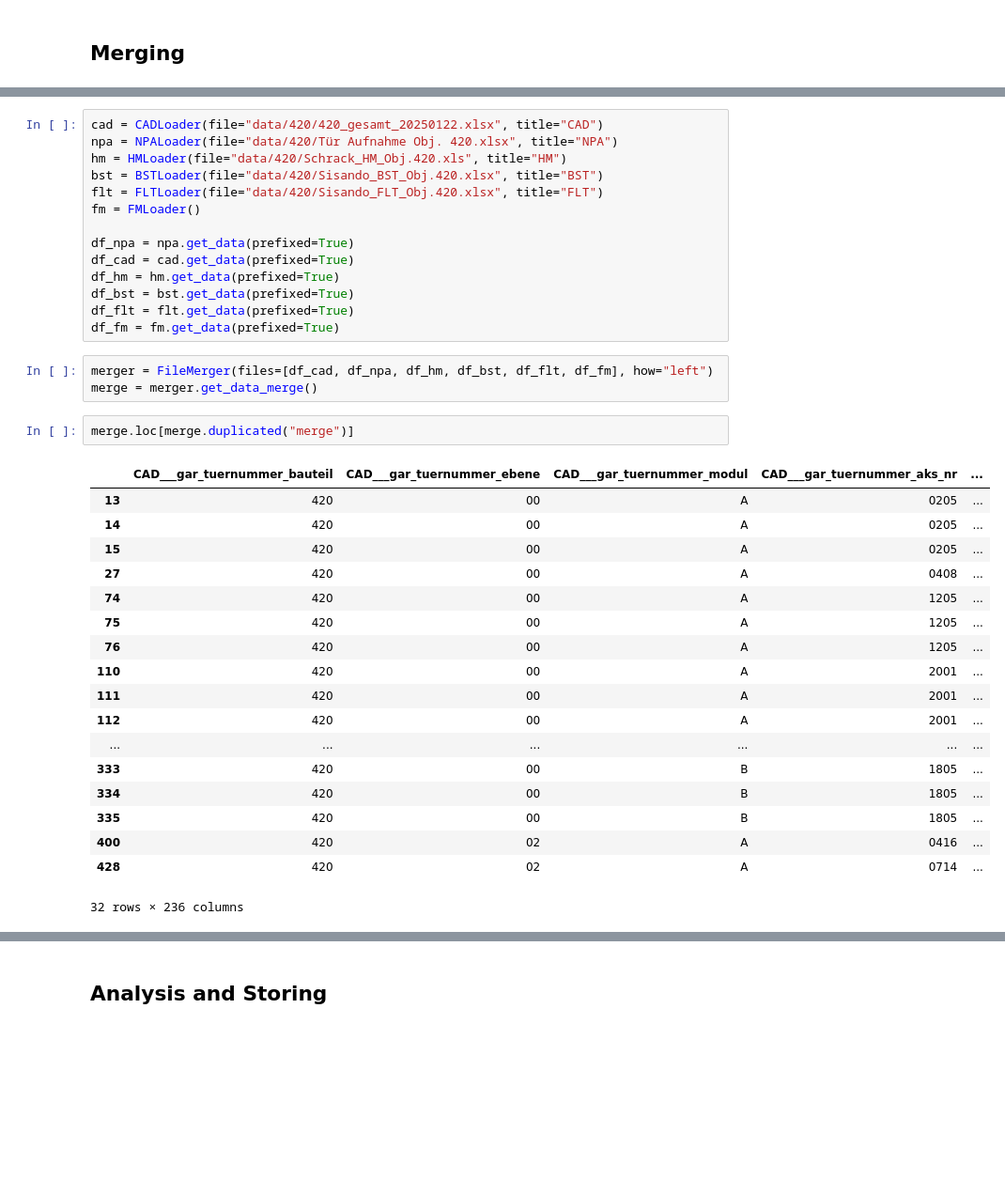
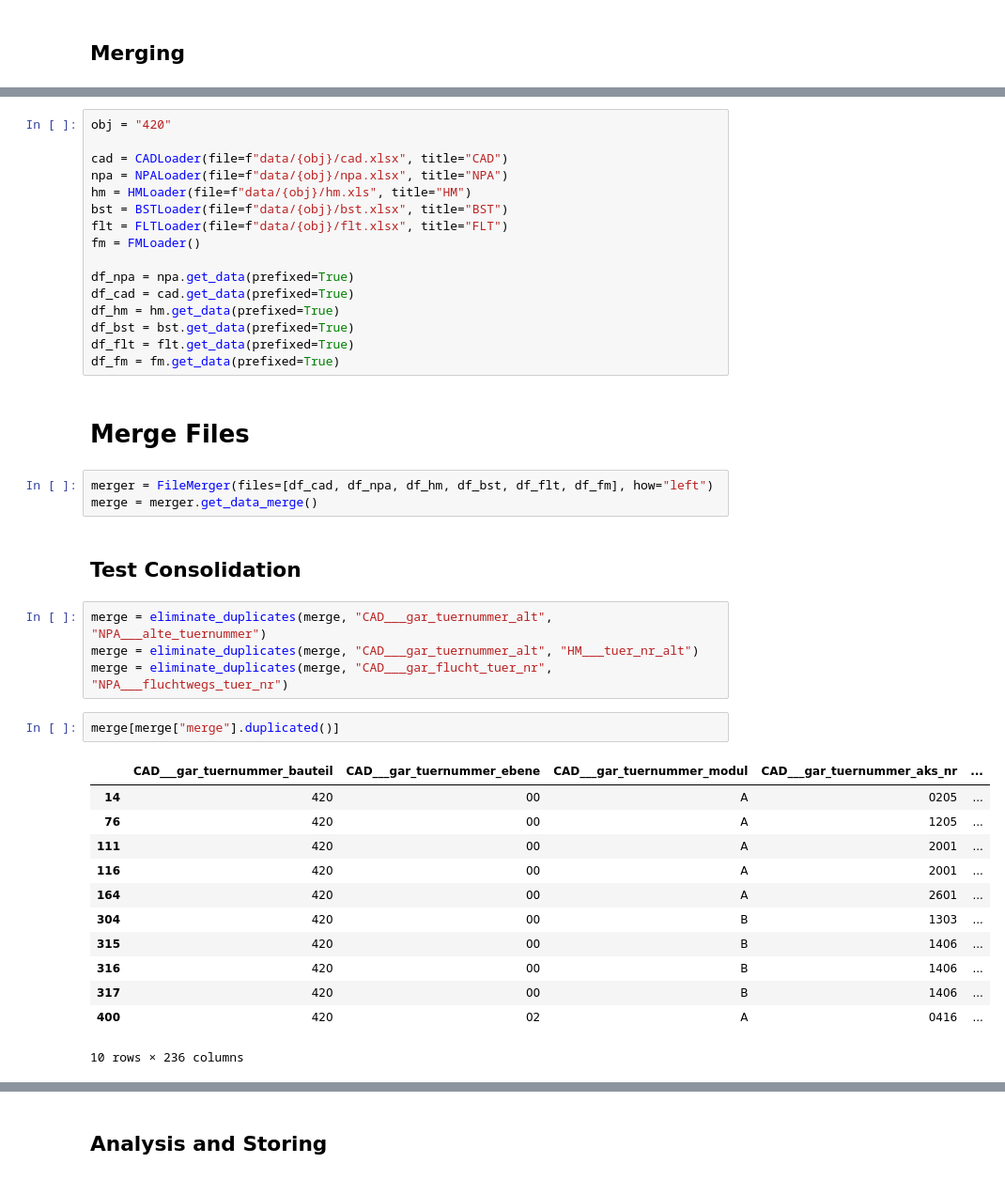
Before and after one commit to mckoh/vie-doors, a Jupyter notebook: notebook_integration.ipynb, the cells around one changed output, grey strips where cells are left out. Shown: that part at 94% size. Cells and saved outputs as stored; diff of their text form; blank space fills up the shorter version.

Commit message:
duplicate elimination was implemented

```diff
--- a/notebook_integration.ipynb
+++ b/notebook_integration.ipynb
@@ -9,9 +9,11 @@ from viedoors import BSTLoader, FLTLoader, FMLoader
 # %%
-cad = CADLoader(file="data/420/420_gesamt_20250122.xlsx", title="CAD")
-npa = NPALoader(file="data/420/Tür Aufnahme Obj. 420.xlsx", title="NPA")
-hm = HMLoader(file="data/420/Schrack_HM_Obj.420.xls", title="HM")
-bst = BSTLoader(file="data/420/Sisando_BST_Obj.420.xlsx", title="BST")
-flt = FLTLoader(file="data/420/Sisando_FLT_Obj.420.xlsx", title="FLT")
+obj = "420"
+
+cad = CADLoader(file=f"data/{obj}/cad.xlsx", title="CAD")
+npa = NPALoader(file=f"data/{obj}/npa.xlsx", title="NPA")
+hm = HMLoader(file=f"data/{obj}/hm.xls", title="HM")
+bst = BSTLoader(file=f"data/{obj}/bst.xlsx", title="BST")
+flt = FLTLoader(file=f"data/{obj}/flt.xlsx", title="FLT")
 fm = FMLoader()
 
 df_npa = npa.get_data(prefixed=True)
@@ -20,27 +22,29 @@ df_hm = hm.get_data(prefixed=True)
 df_bst = bst.get_data(prefixed=True)
 df_flt = flt.get_data(prefixed=True)
 df_fm = fm.get_data(prefixed=True)
+# %% [markdown]
+# Merge Files
 # %%
 merger = FileMerger(files=[df_cad, df_npa, df_hm, df_bst, df_flt, df_fm], how="left")
 merge = merger.get_data_merge()
+# %% [markdown]
+## Test Consolidation
+# %%
+merge = eliminate_duplicates(merge, "CAD___gar_tuernummer_alt", "NPA___alte_tuernummer")
+merge = eliminate_duplicates(merge, "CAD___gar_tuernummer_alt", "HM___tuer_nr_alt")
+merge = eliminate_duplicates(merge, "CAD___gar_flucht_tuer_nr", "NPA___fluchtwegs_tuer_nr")
 # %%
-merge.loc[merge.duplicated("merge")]
+merge[merge["merge"].duplicated()]
 # %% [output]
 |  | CAD___gar_tuernummer_bauteil | CAD___gar_tuernummer_ebene | CAD___gar_tuernummer_modul | CAD___gar_tuernummer_aks_nr | ... |
-| 13 | 420 | 00 | A | 0205 | ... |
 | 14 | 420 | 00 | A | 0205 | ... |
-| 15 | 420 | 00 | A | 0205 | ... |
-| 27 | 420 | 00 | A | 0408 | ... |
-| 74 | 420 | 00 | A | 1205 | ... |
-| 75 | 420 | 00 | A | 1205 | ... |
 | 76 | 420 | 00 | A | 1205 | ... |
-| 110 | 420 | 00 | A | 2001 | ... |
 | 111 | 420 | 00 | A | 2001 | ... |
-| 112 | 420 | 00 | A | 2001 | ... |
-| ... | ... | ... | ... | ... | ... |
-| 333 | 420 | 00 | B | 1805 | ... |
-| 334 | 420 | 00 | B | 1805 | ... |
-| 335 | 420 | 00 | B | 1805 | ... |
+| 116 | 420 | 00 | A | 2001 | ... |
+| 164 | 420 | 00 | A | 2601 | ... |
+| 304 | 420 | 00 | B | 1303 | ... |
+| 315 | 420 | 00 | B | 1406 | ... |
+| 316 | 420 | 00 | B | 1406 | ... |
+| 317 | 420 | 00 | B | 1406 | ... |
 | 400 | 420 | 02 | A | 0416 | ... |
-| 428 | 420 | 02 | A | 0714 | ... |
-32 rows × 236 columns
+10 rows × 236 columns
```
Also changed, not shown: parts of 4 cells of this notebook, 2 other files.
